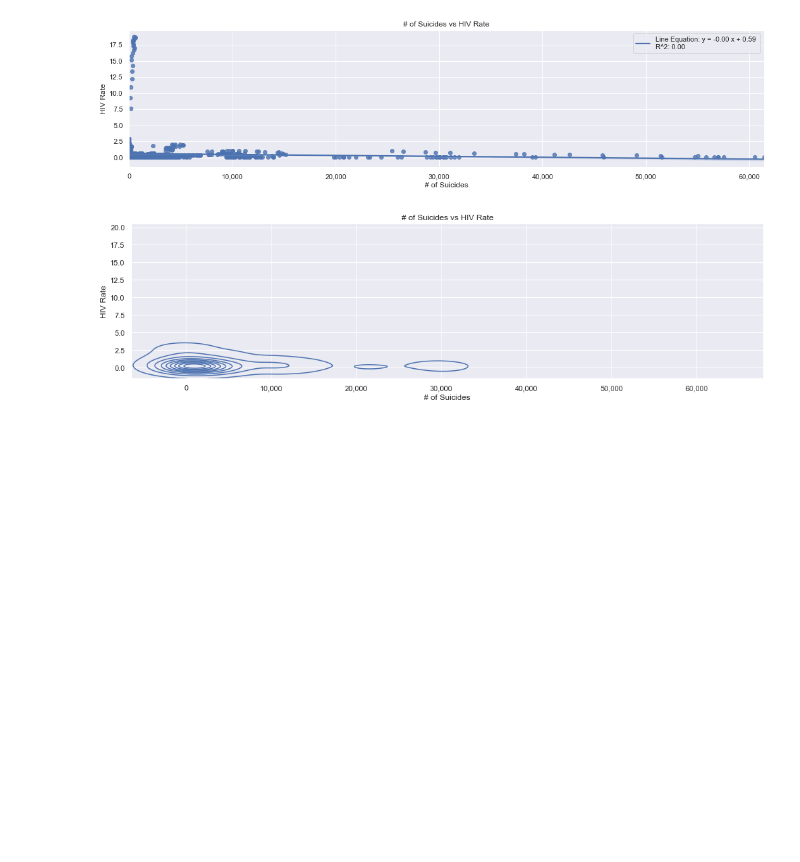
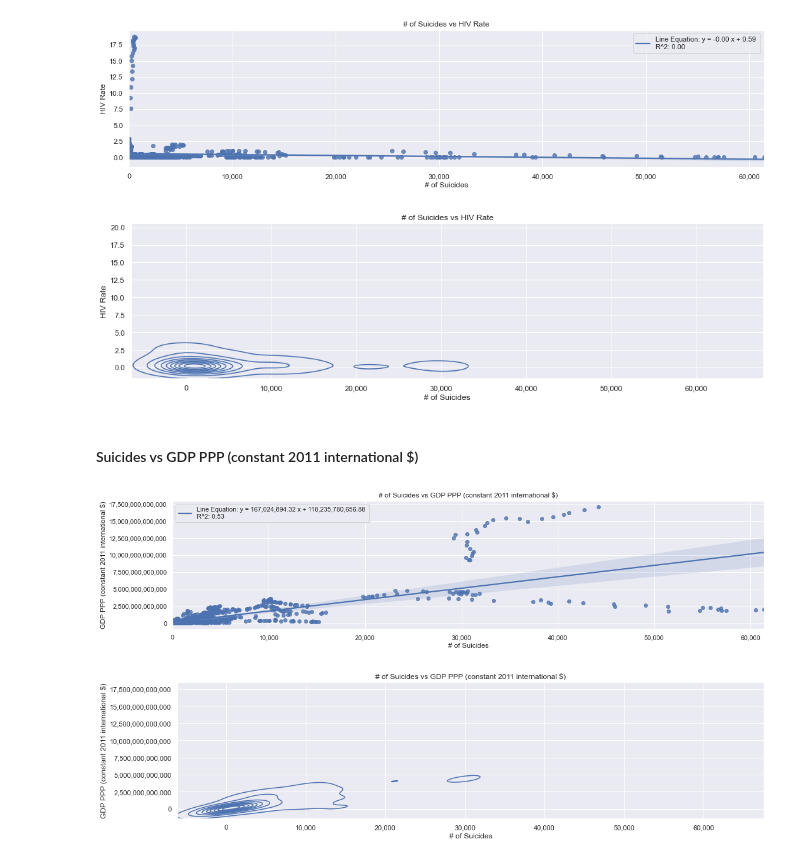
Before and after one commit to richardguarnieri/project_1, a Jupyter notebook: DataAnalysis.ipynb, the cells around one changed output. Cells and saved outputs as stored; diff of their text form; code cells hidden in the pictures; blank space fills up the shorter version.

```diff
--- a/DataAnalysis.ipynb
+++ b/DataAnalysis.ipynb
@@ -411,3 +418,45 @@ plt.show()
 # %% [output]
 [figure]
 [figure]
+# %% [markdown]
+#### Suicides vs GDP PPP (constant 2011 international $)
+# %%
+# PPP GDP is gross domestic product converted to international dollars using purchasing power parity rates.
+# An international dollar has the same purchasing power over GDP as the U.S. dollar has in the United States.
+
+plot_df = summary_df[~(summary_df['GDP_PPP_cons_2011_intl_$'].isna())]
+
+# get coeffs of linear fit
+slope, intercept, r_value, p_value, std_err = sts.linregress(plot_df['suicides'],plot_df['GDP_PPP_cons_2011_intl_$'])
+
+# jointplot
+plt.figure(figsize=(18,4))
+sns.regplot(data=plot_df,
+            x='suicides',
+            y='GDP_PPP_cons_2011_intl_$',
+            line_kws={'label':'Line Equation: y = {0:,.2f} x + {1:,.2f} \nR^2: {2:,.2f}'.format(slope,intercept,r_value**2)})
+plt.title('# of Suicides vs GDP PPP (constant 2011 international $)')
+plt.xlabel('# of Suicides')
+plt.ylabel('GDP PPP (constant 2011 international $)')
+plt.legend()
+# add format to x-axis and y-axis
+plt.gca().xaxis.set_major_formatter(mpl.ticker.StrMethodFormatter('{x:,.0f}'))
+plt.gca().yaxis.set_major_formatter(mpl.ticker.StrMethodFormatter('{x:,.0f}'))
+plt.savefig("Images/suicides_vs_GDP_PPP.png")
+
+plt.show()
+
+# bivariate KDE plot
+sns.displot(data=plot_df, x='suicides', y='GDP_PPP_cons_2011_intl_$', height=4, aspect=3.5, kind='kde')
+plt.title('# of Suicides vs GDP PPP (constant 2011 international $)')
+plt.xlabel('# of Suicides')
+plt.ylabel('GDP PPP (constant 2011 international $)')
+# add format to x-axis and y-axis
+plt.gca().xaxis.set_major_formatter(mpl.ticker.StrMethodFormatter('{x:,.0f}'))
+plt.gca().yaxis.set_major_formatter(mpl.ticker.StrMethodFormatter('{x:,.0f}'))
+plt.savefig("Images/suicides_vs_GDP_PPP_kde.png")
+
+plt.show()
+# %% [output]
+[figure, added]
+[figure, added]
```
Also changed, not shown: parts of 18 cells of this notebook, 22 other files.
